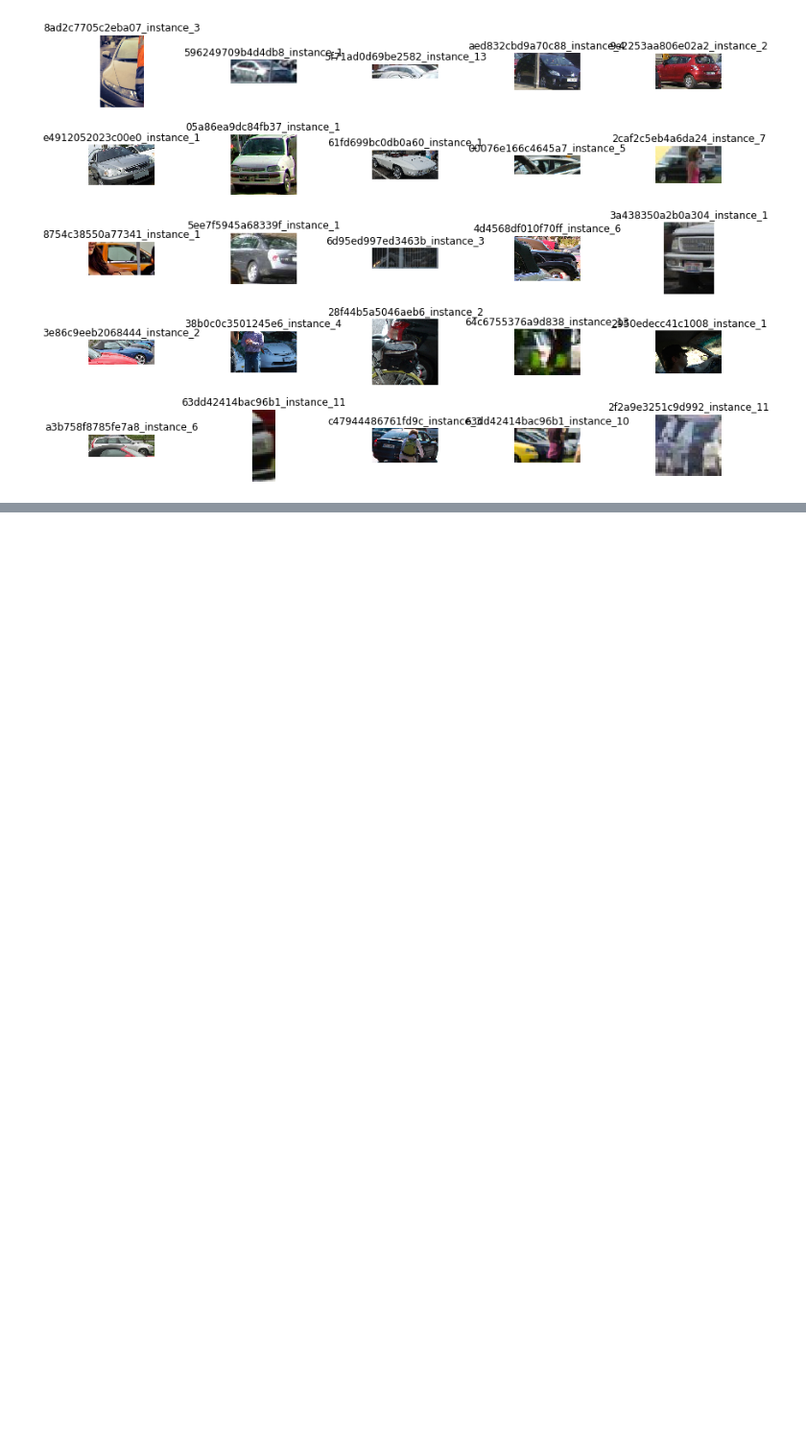
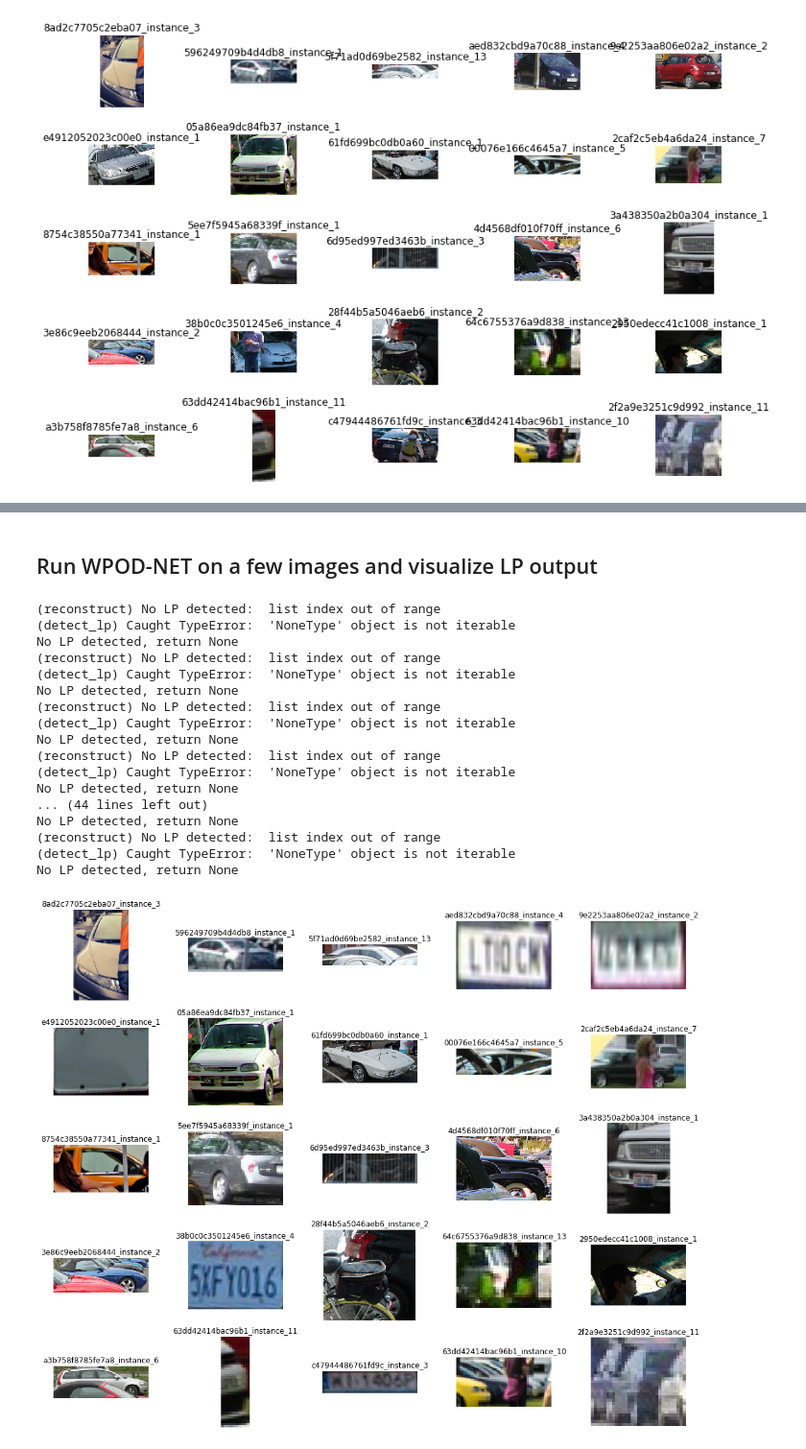
Before and after one commit to jwillow19/license-plate-detection-recognition, a Jupyter notebook: WPOD_lp_detection.ipynb, the cells around one changed output, grey strips where cells are left out. Shown at 96% size. Cells and saved outputs as stored; diff of their text form; code cells hidden in the pictures; blank space fills up the shorter version.

```diff
--- a/WPOD_lp_detection.ipynb
+++ b/WPOD_lp_detection.ipynb
@@ -142,0 +201,52 @@ No LP detected, return None
+# %% [markdown]
+## Run WPOD-NET on a few images and visualize LP output
+# %%
+# Run WPOD-NET on several images from input_path and plot the
+# detected LP
+
+# Visualize images with plot
+fig = plt.figure(figsize=(15,12))
+cols = 5
+rows = 5
+fig_list = []
+
+for i in range(cols*rows):
+    fig_list.append(fig.add_subplot(rows,cols,i+1))
+    title = splitext(basename(input_path[i]))[0]
+    fig_list[-1].set_title(title)
+
+    # Instead of preprocess the image, run wpod-net
+    img = preprocess(input_path[i])
+    LpImg, _ = detect_plate(input_path[i])
+
+    try:
+        plt.axis(False)
+        plt.imshow(LpImg[0])
+
+    # Catch error when no LP is detected
+    except TypeError:
+        plt.axis(False)
+        plt.imshow(img)
+
+plt.tight_layout(True)
+plt.savefig('lp_detect_subset.png')
+plt.show()
+# %% [output]
+(reconstruct) No LP detected:  list index out of range
+(detect_lp) Caught TypeError:  'NoneType' object is not iterable
+No LP detected, return None
+(reconstruct) No LP detected:  list index out of range
+(detect_lp) Caught TypeError:  'NoneType' object is not iterable
+No LP detected, return None
+(reconstruct) No LP detected:  list index out of range
+(detect_lp) Caught TypeError:  'NoneType' object is not iterable
+No LP detected, return None
+(reconstruct) No LP detected:  list index out of range
+(detect_lp) Caught TypeError:  'NoneType' object is not iterable
+No LP detected, return None
+... (44 lines left out)
+No LP detected, return None
+(reconstruct) No LP detected:  list index out of range
+(detect_lp) Caught TypeError:  'NoneType' object is not iterable
+No LP detected, return None
+[figure, added]
```
Also changed, not shown: parts of 7 cells of this notebook, 1 other file.
